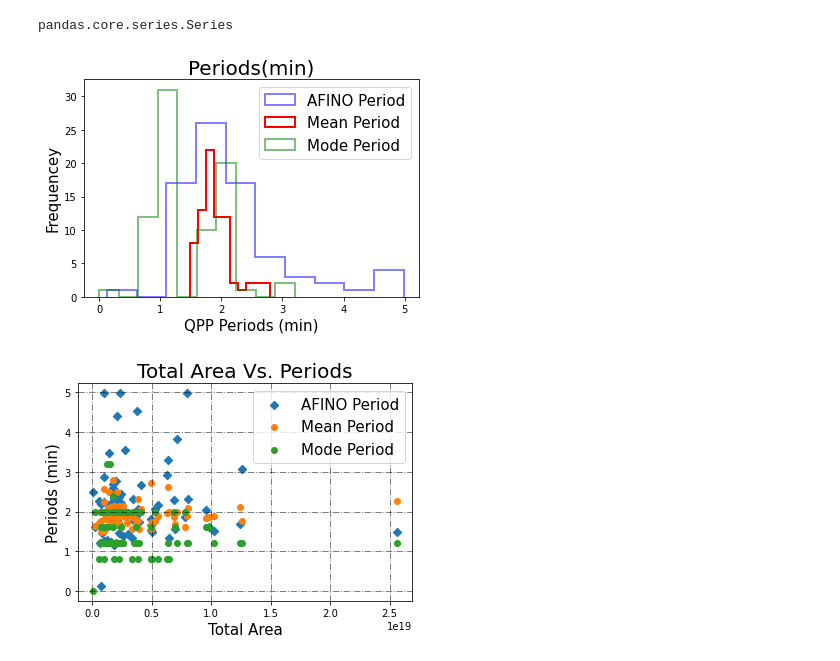
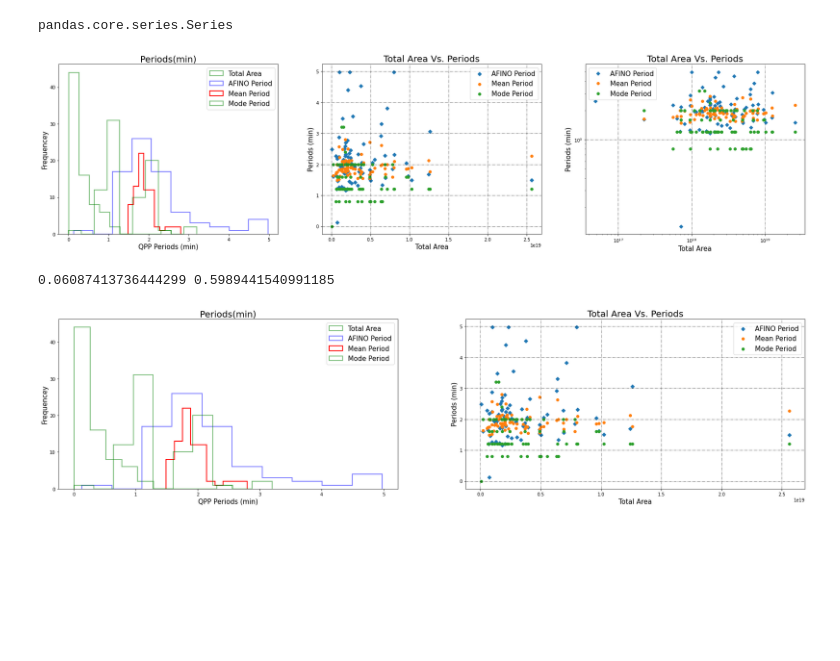
Before and after one commit to mfcorchado/QPPS_Kaz_Ver, a Jupyter notebook: Stats_Code.ipynb, the cells around one changed output. Cells and saved outputs as stored; diff of their text form; code cells hidden in the pictures; blank space fills up the shorter version.

```diff
--- a/Stats_Code.ipynb
+++ b/Stats_Code.ipynb
@@ -542,6 +556,7 @@ df = pd.read_csv("AFINO_Tabel_Com.csv")
 tot_pflux = df["total_pflux"]
 tot_nflux = df["total_nflux"]
 tot_parea = df["total_parea"]
+tot_parea_scaled = df["total_parea"]/1e19
 tot_narea = df["total_narea"]
 pafino_period = df["QPP_Period_P"]
 pmean_period  = df["Pmean"]
@@ -566,10 +578,17 @@ pandas.core.series.Series
 # %%
 
 
-Per_mean1, Per_mean2, Per_mean3, Var_mean1, Per_std1, Per_std2, Per_std3, Var_std1, Per_skew1, Per_skew2, Per_skew3,Var_skew1, Per_kur1,Per_kur2, Per_kur3, Var_kur1, Per_mode1, Per_mode2, Per_mode3,Var_mode1  = compare_periods_var (pafino_period, pmean_period, pmode_period,tot_parea, 'Total Area', 'AFINO Period', 'Mean Period', 'Mode Period', False)
+Per_mean1, Per_mean2, Per_mean3, Var_mean1, Per_std1, Per_std2, Per_std3, Var_std1, Per_skew1, Per_skew2, Per_skew3,Var_skew1, Per_kur1,Per_kur2, Per_kur3, Var_kur1, Per_mode1, Per_mode2, Per_mode3,Var_mode1,spear_period1,pvalue_spear1,spear_period2,pvalue_spear2,spear_period3,pvalue_spear3   = compare_periods_var (pafino_period, pmean_period, pmode_period,tot_parea,tot_parea_scaled, 'Total Area', 'AFINO Period', 'Mean Period', 'Mode Period')
 # %% [output]
-[figure, old version]
+[figure, new version]
-[figure, removed]
+# %%
+
+
+Per_mean1, Per_mean2, Per_mean3, Var_mean1, Per_std1, Per_std2, Per_std3, Var_std1, Per_skew1, Per_skew2, Per_skew3,Var_skew1, Per_kur1,Per_kur2, Per_kur3, Var_kur1, Per_mode1, Per_mode2, Per_mode3,Var_mode1,spear_period1,pvalue_spear1,spear_period2,pvalue_spear2,spear_period3,pvalue_spear3   = compare_periods_var (pafino_period, pmean_period, pmode_period,tot_parea,tot_parea_scaled, 'Total Area', 'AFINO Period', 'Mean Period', 'Mode Period',False)
+print(spear_period1,pvalue_spear1)
+# %% [output]
+0.06087413736444299 0.5989441540991185
+[figure, added]
 # %%
 nafino_period = df["QPP_Period_N"]
 nmean_period  = df["Nmean"]
```
Also changed, not shown: parts of 13 cells of this notebook.
